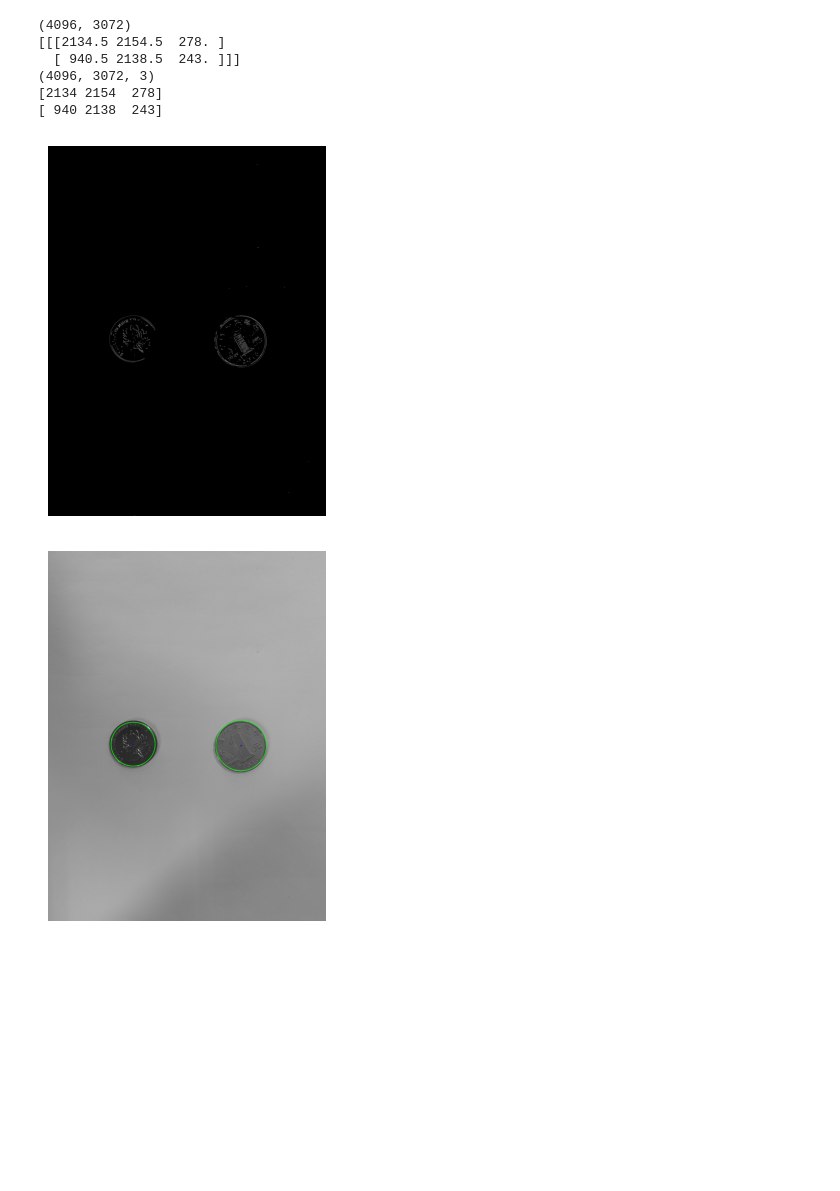
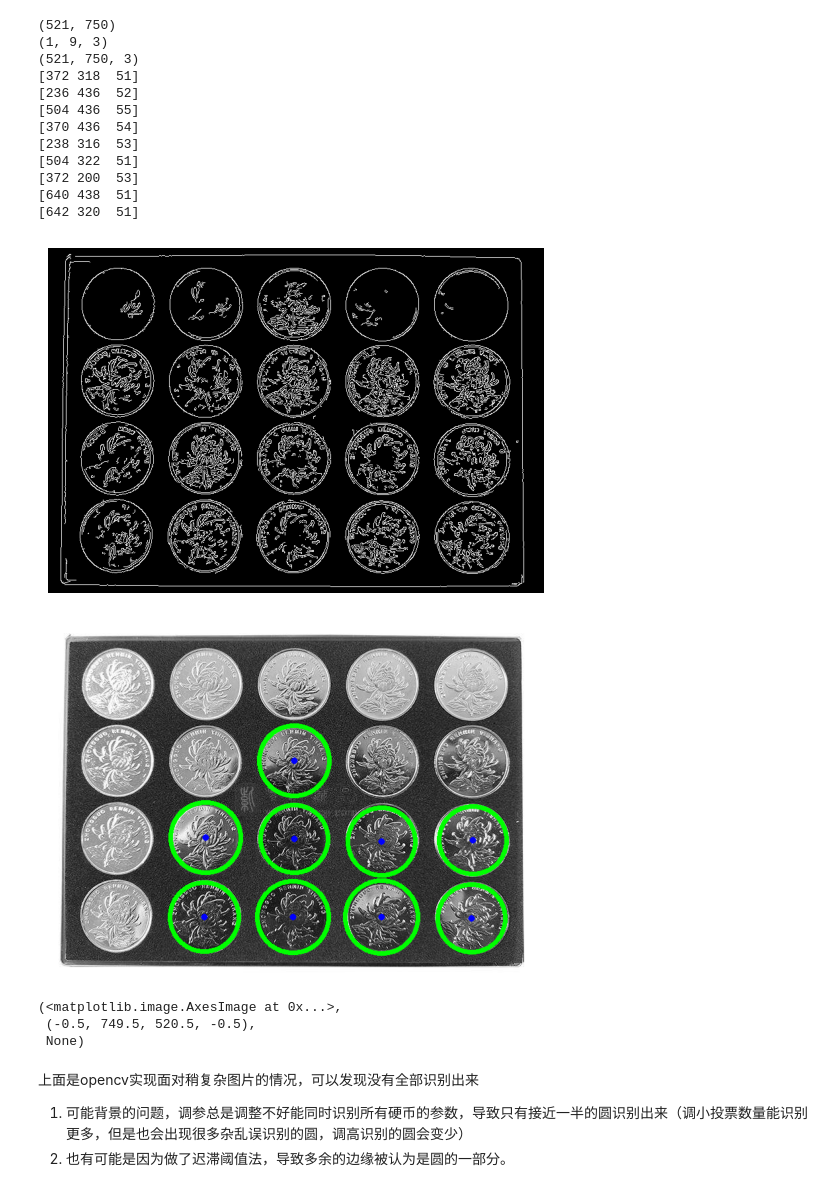
Before and after one commit to Sparidae/CoinDetector, a Jupyter notebook: simple.ipynb, the cells around one changed output. Drawn from its saved outputs; the diff is of its cells as text; code cells hidden in the pictures; blank space fills up the shorter version.

```diff
--- a/simple.ipynb
+++ b/simple.ipynb
@@ -4,9 +4,9 @@ import matplotlib.pyplot as plt
 import numpy as np
 
 # img = cv2.imread("./img/coin.png", cv2.IMREAD_GRAYSCALE)
-img = cv2.imread("./img/coin2.jpg", cv2.IMREAD_GRAYSCALE)
+img = cv2.imread("./img/coins3.jpg", cv2.IMREAD_GRAYSCALE)
 
-edges = cv2.Canny(img, 100, 200)
+edges = cv2.Canny(img, 450, 900)
 
 # plt.figure(figsize=(20, 16))
 plt.imshow(edges, "gray"), plt.axis("off"), plt.show()
@@ -18,35 +18,49 @@ plt.imshow(edges, "gray"), plt.axis("off"), plt.show()
 # %%
 circles = cv2.HoughCircles(
     img,
     cv2.HOUGH_GRADIENT,
     dp=1,  # 图像分辨率和累加器分辨率比
-    minDist=100,  # 被检测的圆心之间的最小距离
-    param1=200,  # 传递给canny中的较高的阈值,低阈值是高阈值的一半
-    param2=100,  # 检测阶段圆心的累加器阈值，越小，错误的圆越多
-    minRadius=0,  # 最小圆半径
+    minDist=50,  # 被检测的圆心之间的最小距离
+    param1=900,  # 传递给canny中的较高的阈值,低阈值是高阈值的一半
+    param2=76,  # 检测阶段圆心的投票阈值，越小，错误的圆越多
+    minRadius=40,  # 最小圆半径
     maxRadius=0,  # 最大圆半径
 )
 print(img.shape)
-print(circles)
+print(circles.shape)
 circles = np.uint16(np.around(circles))
 img_c = cv2.cvtColor(img, cv2.COLOR_GRAY2BGR)
 print(img_c.shape)
 for i in circles[0, :]:
     print(i)
     # draw the outer circle
     cv2.circle(img_c, (i[0], i[1]), i[2], (0, 255, 0), 5)
     # draw the center of the circle
-    cv2.circle(img_c, (i[0], i[1]), 2, (0, 0, 255), 10)
+    cv2.circle(img_c, (i[0], i[1]), 2, (0, 0, 255), 5)
 
 # plt.imshow(img, "gray"), plt.axis("off"), plt.show()
 plt.imshow(edges, "gray"), plt.axis("off"), plt.show()
 plt.imshow(img_c, "gray"), plt.axis("off"), plt.show()
 # %% [output]
-(4096, 3072)
-[[[2134.5 2154.5  278. ]
-  [ 940.5 2138.5  243. ]]]
-(4096, 3072, 3)
-[2134 2154  278]
-[ 940 2138  243]
+(521, 750)
+(1, 9, 3)
+(521, 750, 3)
+[372 318  51]
+[236 436  52]
+[504 436  55]
+[370 436  54]
+[238 316  53]
+[504 322  51]
+[372 200  53]
+[640 438  51]
+[642 320  51]
-[figure, old version]
+[figure, new version]
-[figure, old version]
+[figure, new version]
+(<matplotlib.image.AxesImage at 0x...>,
+ (-0.5, 749.5, 520.5, -0.5),
+ None)
+# %% [markdown]
+上面是opencv实现面对稍复杂图片的情况，可以发现没有全部识别出来
+
+1. 可能背景的问题，调参总是调整不好能同时识别所有硬币的参数，导致只有接近一半的圆识别出来（调小投票数量能识别更多，但是也会出现很多杂乱误识别的圆，调高识别的圆会变少）
+2. 也有可能是因为做了迟滞阈值法，导致多余的边缘被认为是圆的一部分。
```
Also changed, not shown: parts of 1 cell of this notebook, 3 other files.
